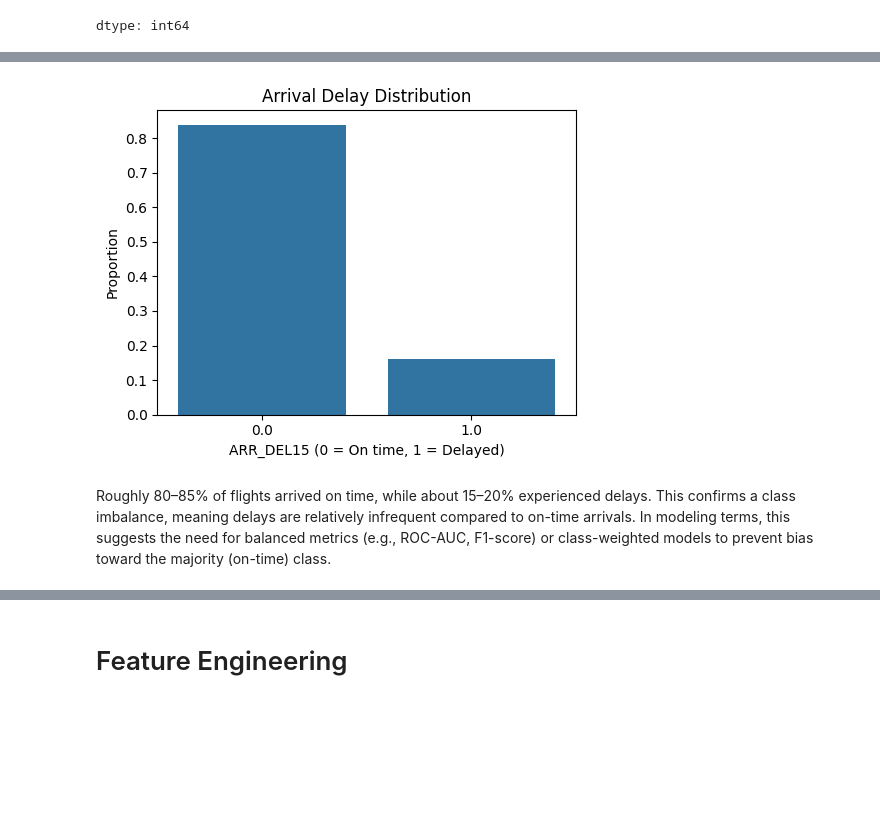
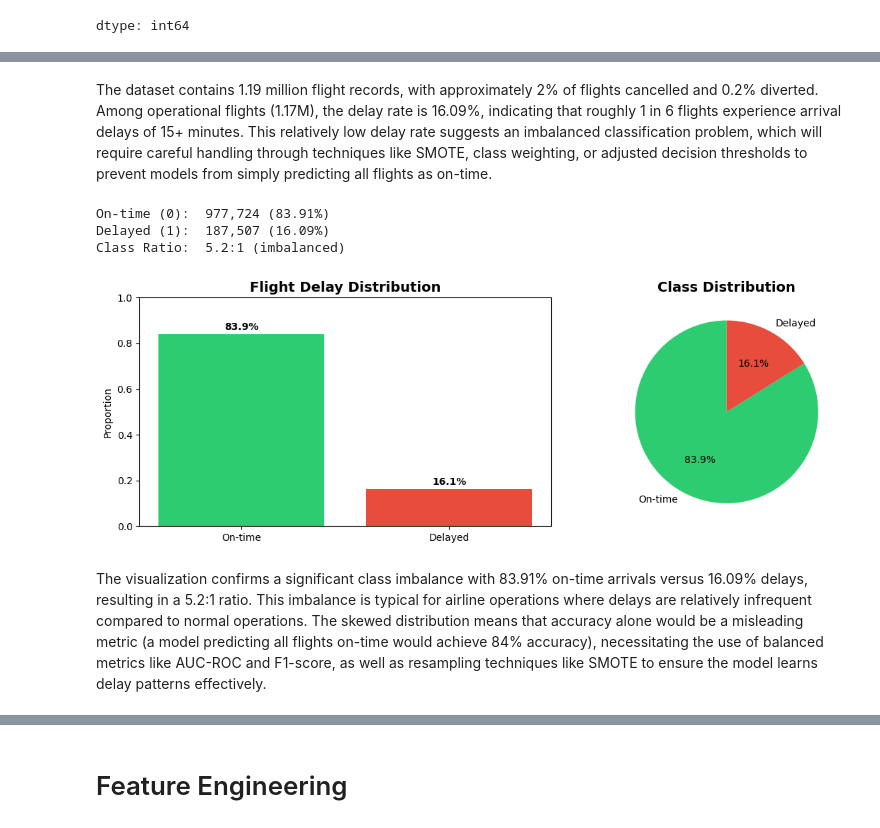
Before and after one commit to Ashwink2310/Flight-Delay-Prediction, a Jupyter notebook: notebooks/Flight_Delay_Prediction.ipynb, the cells around one changed output, grey strips where cells are left out. Cells and saved outputs as stored; diff of their text form; code cells hidden in the pictures; blank space fills up the shorter version.

```diff
--- a/notebooks/Flight_Delay_Prediction.ipynb
+++ b/notebooks/Flight_Delay_Prediction.ipynb
@@ -8,3 +137,6 @@ import matplotlib
 # %%
-jan_2019_df = pd.read_csv('Jan_2019_ontime.csv')
-jan_2020_df = pd.read_csv('Jan_2020_ontime.csv')
+jan_2019_df = pd.read_csv('sample_data/Jan_2019_ontime.csv')
+jan_2020_df = pd.read_csv('sample_data/Jan_2020_ontime.csv')
+
+raw_df = pd.concat([jan_2019_df, jan_2020_df], ignore_index = True)
+raw_df
@@ -11,2 +156,0 @@ jan_2020_df = pd.read_csv('Jan_2020_ontime.csv')
-# %%
-raw_df = pd.concat(objs = [jan_2019_df, jan_2020_df], ignore_index = True)
@@ -28,0 +157,3 @@ raw_df
+# %%
+raw_df = raw_df.iloc[:, :-1]
+raw_df.columns
@@ -71,21 +263,40 @@ if has_divert:
+# %% [markdown]
+The dataset contains 1.19 million flight records, with approximately 2% of flights cancelled and 0.2% diverted. Among operational flights (1.17M), the delay rate is 16.09%, indicating that roughly 1 in 6 flights experience arrival delays of 15+ minutes. This relatively low delay rate suggests an imbalanced classification problem, which will require careful handling through techniques like SMOTE, class weighting, or adjusted decision thresholds to prevent models from simply predicting all flights as on-time.
 # %%
 # Target distribution
 
 if has_target:
-    plt.figure(figsize=(5,4))
+
+    delay_counts = df["ARR_DEL15"].value_counts()
+    delay_pct = df["ARR_DEL15"].value_counts(normalize=True) * 100
+
+    print(f"On-time (0):  {delay_counts[0]:,} ({delay_pct[0]:.2f}%)")
+    print(f"Delayed (1):  {delay_counts[1]:,} ({delay_pct[1]:.2f}%)")
+    print(f"Class Ratio:  {delay_counts[0]/delay_counts[1]:.1f}:1 (imbalanced)")
+
+    fig, axes = plt.subplots(1, 2, figsize=(12, 4))
+
     vc = df["ARR_DEL15"].value_counts(normalize=True).sort_index()
-    sns.barplot(x=vc.index.astype(str), y=vc.values)
-    plt.title("Arrival Delay Distribution")
-    plt.xlabel("ARR_DEL15 (0 = On time, 1 = Delayed)")
-    plt.ylabel("Proportion")
+    axes[0].bar(['On-time', 'Delayed'], vc.values, color=['#2ecc71', '#e74c3c'])
+    axes[0].set_title("Flight Delay Distribution", fontsize=14, fontweight='bold')
+    axes[0].set_ylabel("Proportion")
+    axes[0].set_ylim(0, 1)
+    for i, v in enumerate(vc.values):
+        axes[0].text(i, v + 0.02, f'{v:.1%}', ha='center', fontweight='bold')
+
+    axes[1].pie(vc.values, labels=['On-time', 'Delayed'], autopct='%1.1f%%',
+                colors=['#2ecc71', '#e74c3c'], startangle=90)
+    axes[1].set_title("Class Distribution", fontsize=14, fontweight='bold')
+
     plt.tight_layout()
     plt.show()
 # %% [output]
+On-time (0):  977,724 (83.91%)
+Delayed (1):  187,507 (16.09%)
+Class Ratio:  5.2:1 (imbalanced)
-[figure, old version]
+[figure, new version]
 # %% [markdown]
-Roughly 80–85% of flights arrived on time, while about 15–20% experienced delays.
-This confirms a class imbalance, meaning delays are relatively infrequent compared to on-time arrivals.
-In modeling terms, this suggests the need for balanced metrics (e.g., ROC-AUC, F1-score) or class-weighted models to prevent bias toward the majority (on-time) class.
+The visualization confirms a significant class imbalance with 83.91% on-time arrivals versus 16.09% delays, resulting in a 5.2:1 ratio. This imbalance is typical for airline operations where delays are relatively infrequent compared to normal operations. The skewed distribution means that accuracy alone would be a misleading metric (a model predicting all flights on-time would achieve 84% accuracy), necessitating the use of balanced metrics like AUC-ROC and F1-score, as well as resampling techniques like SMOTE to ensure the model learns delay patterns effectively.
 # %%
 # Flight volume overview
 
```
Also changed, not shown: parts of 151 cells of this notebook.
